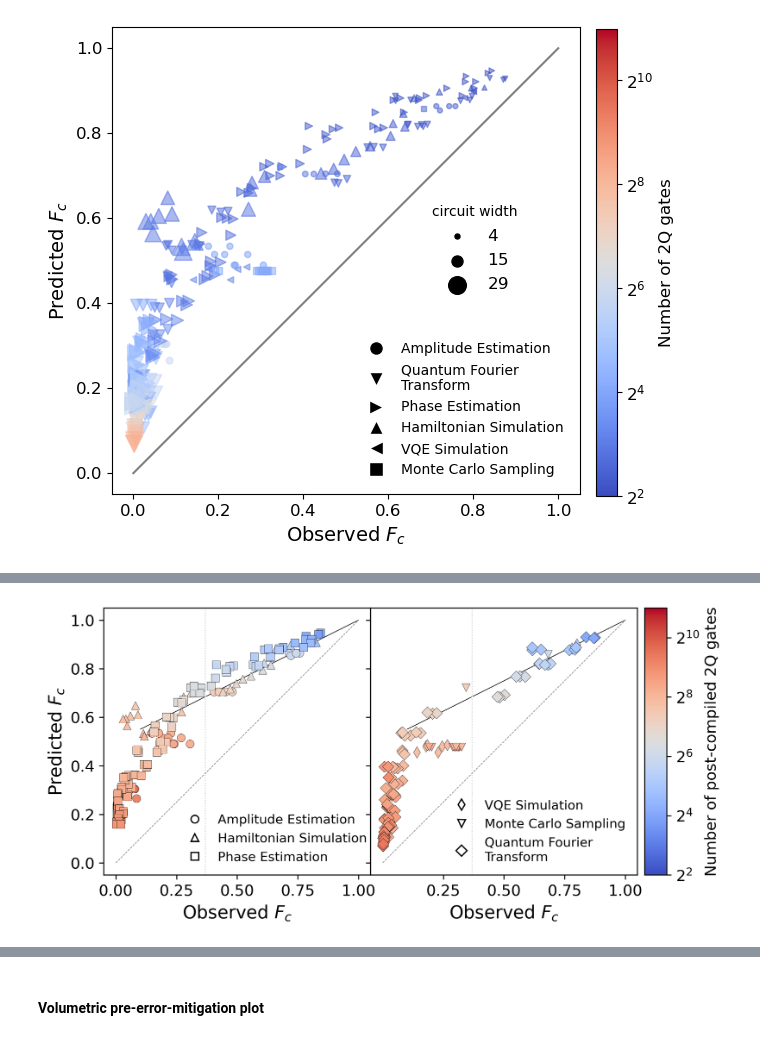
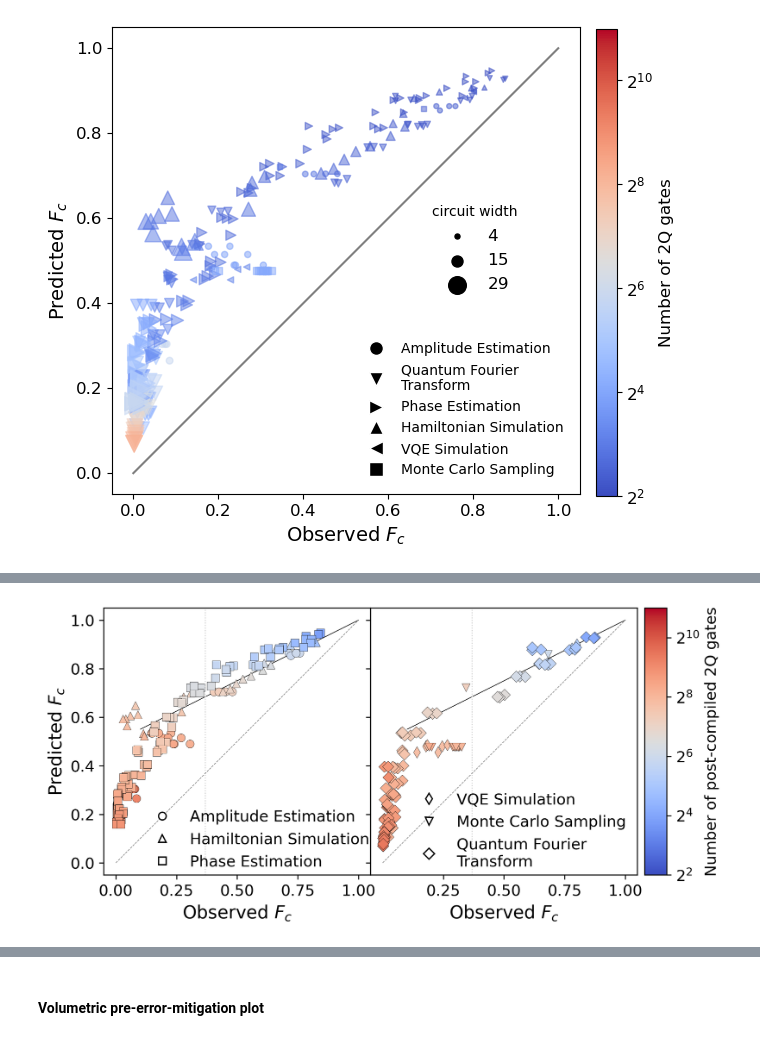
Before and after one commit to ionq-publications/forte_aq29_data, a Jupyter notebook: figures/create_AQcircuit_figures.ipynb, the cells around one changed output, grey strips where cells are left out. Drawn from its saved outputs; the diff is of its cells as text; code cells hidden in the pictures.

```diff
--- a/figures/create_AQcircuit_figures.ipynb
+++ b/figures/create_AQcircuit_figures.ipynb
@@ -344,35 +345,35 @@ for j in range(2):
     for i, (app_abbrev, marker) in enumerate(app_abbrevs_and_markers[j]):
         app_name = alg_names[app_abbrev]
         plt.plot([], [], label=app_name, marker=marker, lw=0, mec='k', mfc='w')
         plt.axvline(1/np.exp(1), color='lightgray', ls=':', lw=0.75, zorder=1)
-    plt.legend(loc='lower left', bbox_to_anchor=(0.25, 0.0), frameon=False, fontsize=10, framealpha=0.35)
+    plt.legend(loc='lower left', bbox_to_anchor=(0.11, -0.03), frameon=False, fontsize=12, framealpha=0.35)
 
 
     plt.sca(axs[j])
     plt.gca().set_aspect('equal')
     plt.tick_params(axis='both', labelsize=12)
     plt.xlabel("Observed $F_c$", fontsize=14)
     if j==0:
         plt.ylabel("Predicted $F_c$", fontsize=14)
 
 axs[0].set_xticks([0.0, 0.25, 0.5, 0.75, 1.0])
 axs[1].set_xticks([0.25, 0.5, 0.75, 1.0])
 
 # ColorBase is broken with colors.LogNorm
 fig.subplots_adjust(right=0.85)
 x, y, w, h = axs[0].get_position().bounds
 ax_cb = fig.add_axes([.86, y, 0.03, h]);
 cb = mpl.colorbar.ColorbarBase(ax_cb, cmap=cmap,
                                 norm=mpl.colors.Normalize(vmin=vmin, vmax=vmax),
                                 orientation='vertical')
 cb.set_label('Number of post-compiled 2Q gates', fontsize=12)
 ax_cb.tick_params(labelsize=12)
 cbticks = [2,4,6,8,10]
 cb.set_ticks([x for x in cbticks])
 cb.set_ticklabels(['$2^{%d}$'%x for x in cbticks])
 plt.savefig("fig_noem_predicted_vs_observed.pdf", format="pdf", bbox_inches = 'tight')
 # %% [output]
-[figure, old version]
+[figure, new version]
 # %%
 def average_probs(probs_list, nshots_list):
     shots = collections.defaultdict(lambda: 0)
```
Also changed, not shown: parts of 4 cells of this notebook.
